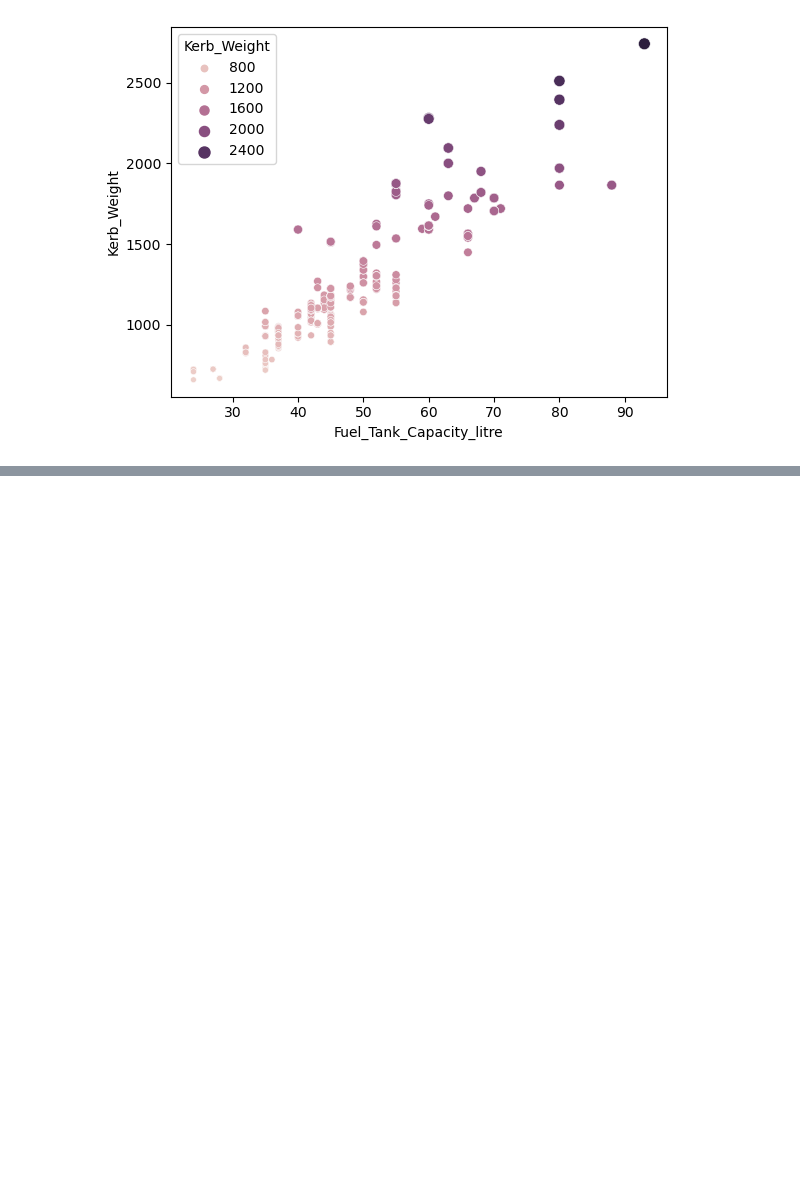
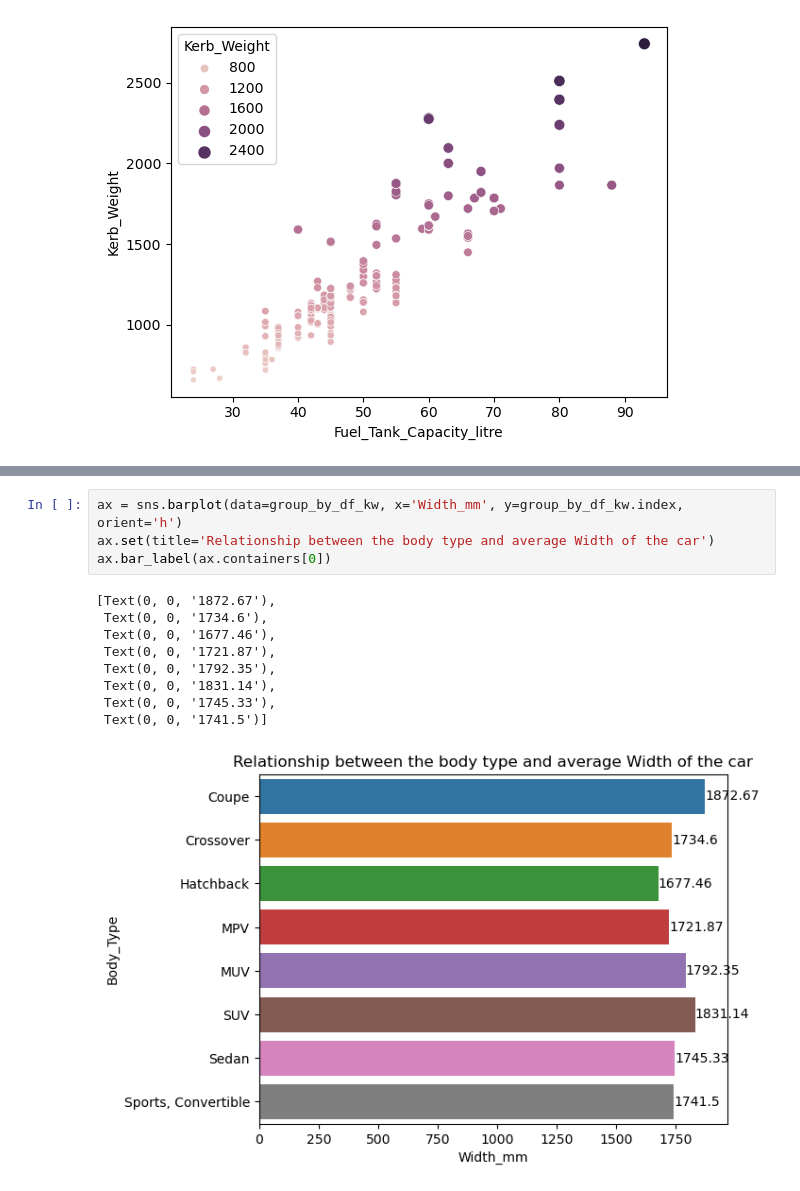
Before and after one commit to Hejiaqi9873/Case_study_4_automobile, a Jupyter notebook: case_study4.ipynb, the cells around one changed output, grey strips where cells are left out. Saved outputs shown, nothing was run; the diff lists cells and outputs as text; blank space fills up the shorter version.

```diff
--- a/case_study4.ipynb
+++ b/case_study4.ipynb
@@ -848,0 +912,14 @@ sns.scatterplot(data=cur_df, x=cur_df['Fuel_Tank_Capacity_litre'], y=cur_df['Ker
+# %%
+ax = sns.barplot(data=group_by_df_kw, x='Width_mm', y=group_by_df_kw.index, orient='h')
+ax.set(title='Relationship between the body type and average Width of the car')
+ax.bar_label(ax.containers[0])
+# %% [output]
+[Text(0, 0, '1872.67'),
+ Text(0, 0, '1734.6'),
+ Text(0, 0, '1677.46'),
+ Text(0, 0, '1721.87'),
+ Text(0, 0, '1792.35'),
+ Text(0, 0, '1831.14'),
+ Text(0, 0, '1745.33'),
+ Text(0, 0, '1741.5')]
+[figure, added]
```
Also changed, not shown: parts of 12 cells of this notebook, 1 other file.
